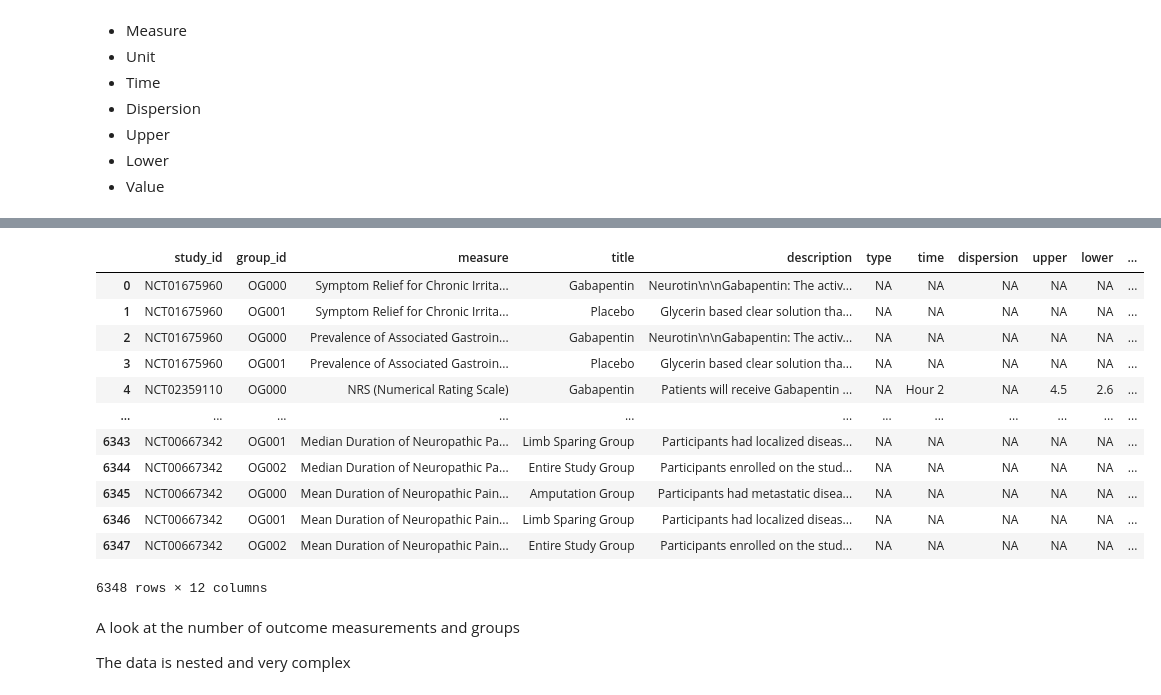
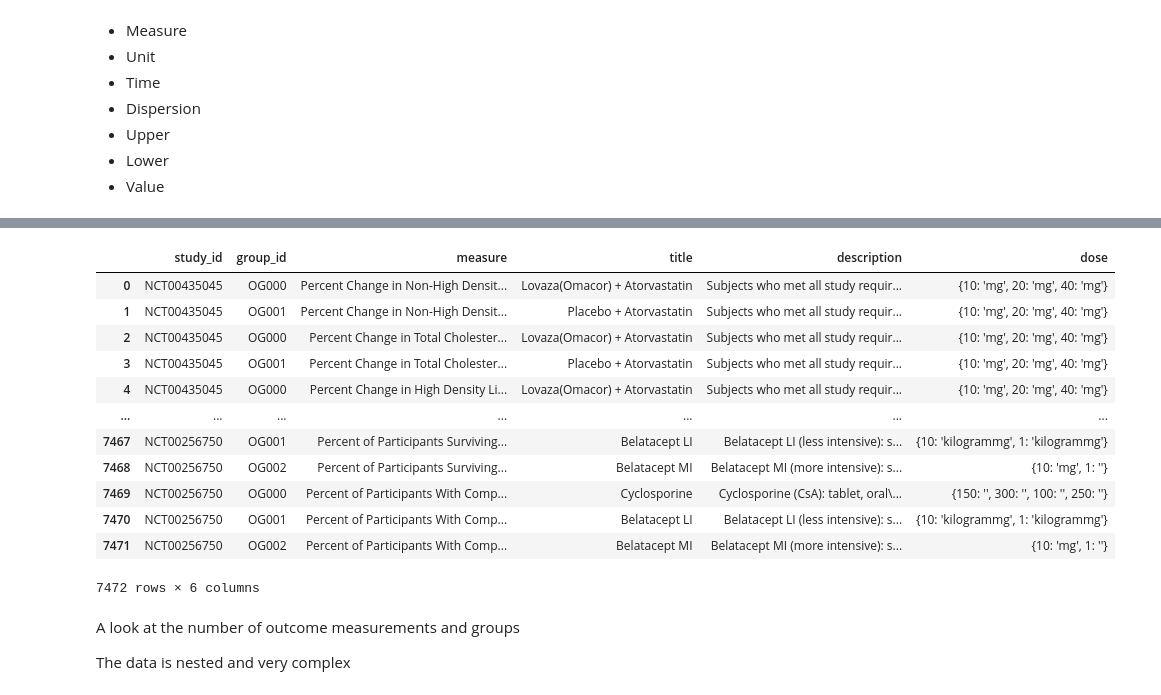
Before and after one commit to porterehunley/drugprocessing, a Jupyter notebook: ClincalTrialsPlayground.ipynb, the cells around one changed output, grey strips where cells are left out. Saved outputs shown, nothing was run; the diff lists cells and outputs as text; code cells hidden in the pictures.

Commit message:
proper tables splits for administrations

```diff
--- a/ClincalTrialsPlayground.ipynb
+++ b/ClincalTrialsPlayground.ipynb
@@ -493,48 +523,48 @@ def apply_to_nested_list(nested_list, func):
         lst = [func(x) for x in lst]
         nested_list[i] = lst
     return nested_list
 
 def get_numbers(string):
     nums= []
     curr_num= []
     for char in string:
         if char.isdigit():
             curr_num.append(char)
         elif curr_num:
             nums.append(int(''.join(curr_num)))
             curr_num = []
 
     return nums
 
 def get_trailing_words(string, nums):
     trailings = []
     for num in nums:
         trailings.append([x.replace('.', '').replace('(','').replace(')','') for x in string.split(str(num))[1].split()[0:3]])
     return trailings
 
 def get_doses(string): #Typically the string is the description
     nums = get_numbers(string)
     trailings = get_trailing_words(string, nums)
     stemmed = apply_to_nested_list(trailings, stemmer.stem)
     return clean_doses_map(get_nums_trailings(stemmed, nums, doses_hit_list), doses_hit_list)
 
 
-outcomes['dose'] = outcomes['description'].apply(get_doses)
-outcomes
+administrations['dose'] = administrations['description'].apply(get_doses)
+administrations
 # %% [output]
-|  | study_id | group_id | measure | title | description | type | time | dispersion | upper | lower | ... |
-| 0 | NCT01675960 | OG000 | Symptom Relief for Chronic Irrita... | Gabapentin | Neurotin\n\nGabapentin: The activ... | NA | NA | NA | NA | NA | ... |
-| 1 | NCT01675960 | OG001 | Symptom Relief for Chronic Irrita... | Placebo | Glycerin based clear solution tha... | NA | NA | NA | NA | NA | ... |
-| 2 | NCT01675960 | OG000 | Prevalence of Associated Gastroin... | Gabapentin | Neurotin\n\nGabapentin: The activ... | NA | NA | NA | NA | NA | ... |
-| 3 | NCT01675960 | OG001 | Prevalence of Associated Gastroin... | Placebo | Glycerin based clear solution tha... | NA | NA | NA | NA | NA | ... |
-| 4 | NCT02359110 | OG000 | NRS (Numerical Rating Scale) | Gabapentin | Patients will receive Gabapentin ... | NA | Hour 2 | NA | 4.5 | 2.6 | ... |
-| ... | ... | ... | ... | ... | ... | ... | ... | ... | ... | ... | ... |
-| 6343 | NCT00667342 | OG001 | Median Duration of Neuropathic Pa... | Limb Sparing Group | Participants had localized diseas... | NA | NA | NA | NA | NA | ... |
-| 6344 | NCT00667342 | OG002 | Median Duration of Neuropathic Pa... | Entire Study Group | Participants enrolled on the stud... | NA | NA | NA | NA | NA | ... |
-| 6345 | NCT00667342 | OG000 | Mean Duration of Neuropathic Pain... | Amputation Group | Participants had metastatic disea... | NA | NA | NA | NA | NA | ... |
-| 6346 | NCT00667342 | OG001 | Mean Duration of Neuropathic Pain... | Limb Sparing Group | Participants had localized diseas... | NA | NA | NA | NA | NA | ... |
-| 6347 | NCT00667342 | OG002 | Mean Duration of Neuropathic Pain... | Entire Study Group | Participants enrolled on the stud... | NA | NA | NA | NA | NA | ... |
+|  | study_id | group_id | measure | title | description | dose |
+| 0 | NCT00435045 | OG000 | Percent Change in Non-High Densit... | Lovaza(Omacor) + Atorvastatin | Subjects who met all study requir... | {10: 'mg', 20: 'mg', 40: 'mg'} |
+| 1 | NCT00435045 | OG001 | Percent Change in Non-High Densit... | Placebo + Atorvastatin | Subjects who met all study requir... | {10: 'mg', 20: 'mg', 40: 'mg'} |
+| 2 | NCT00435045 | OG000 | Percent Change in Total Cholester... | Lovaza(Omacor) + Atorvastatin | Subjects who met all study requir... | {10: 'mg', 20: 'mg', 40: 'mg'} |
+| 3 | NCT00435045 | OG001 | Percent Change in Total Cholester... | Placebo + Atorvastatin | Subjects who met all study requir... | {10: 'mg', 20: 'mg', 40: 'mg'} |
+| 4 | NCT00435045 | OG000 | Percent Change in High Density Li... | Lovaza(Omacor) + Atorvastatin | Subjects who met all study requir... | {10: 'mg', 20: 'mg', 40: 'mg'} |
+| ... | ... | ... | ... | ... | ... | ... |
+| 7467 | NCT00256750 | OG001 | Percent of Participants Surviving... | Belatacept LI | Belatacept LI (less intensive): s... | {10: 'kilogrammg', 1: 'kilogrammg'} |
+| 7468 | NCT00256750 | OG002 | Percent of Participants Surviving... | Belatacept MI | Belatacept MI (more intensive): s... | {10: 'mg', 1: ''} |
+| 7469 | NCT00256750 | OG000 | Percent of Participants With Comp... | Cyclosporine | Cyclosporine (CsA): tablet, oral\... | {150: '', 300: '', 100: '', 250: ''} |
+| 7470 | NCT00256750 | OG001 | Percent of Participants With Comp... | Belatacept LI | Belatacept LI (less intensive): s... | {10: 'kilogrammg', 1: 'kilogrammg'} |
+| 7471 | NCT00256750 | OG002 | Percent of Participants With Comp... | Belatacept MI | Belatacept MI (more intensive): s... | {10: 'mg', 1: ''} |
-6348 rows × 12 columns
+7472 rows × 6 columns
 # %%
 # Get all the names used for groups
 def parse_outcome_modules(outcomes):
```
Also changed, not shown: parts of 10 cells of this notebook.
